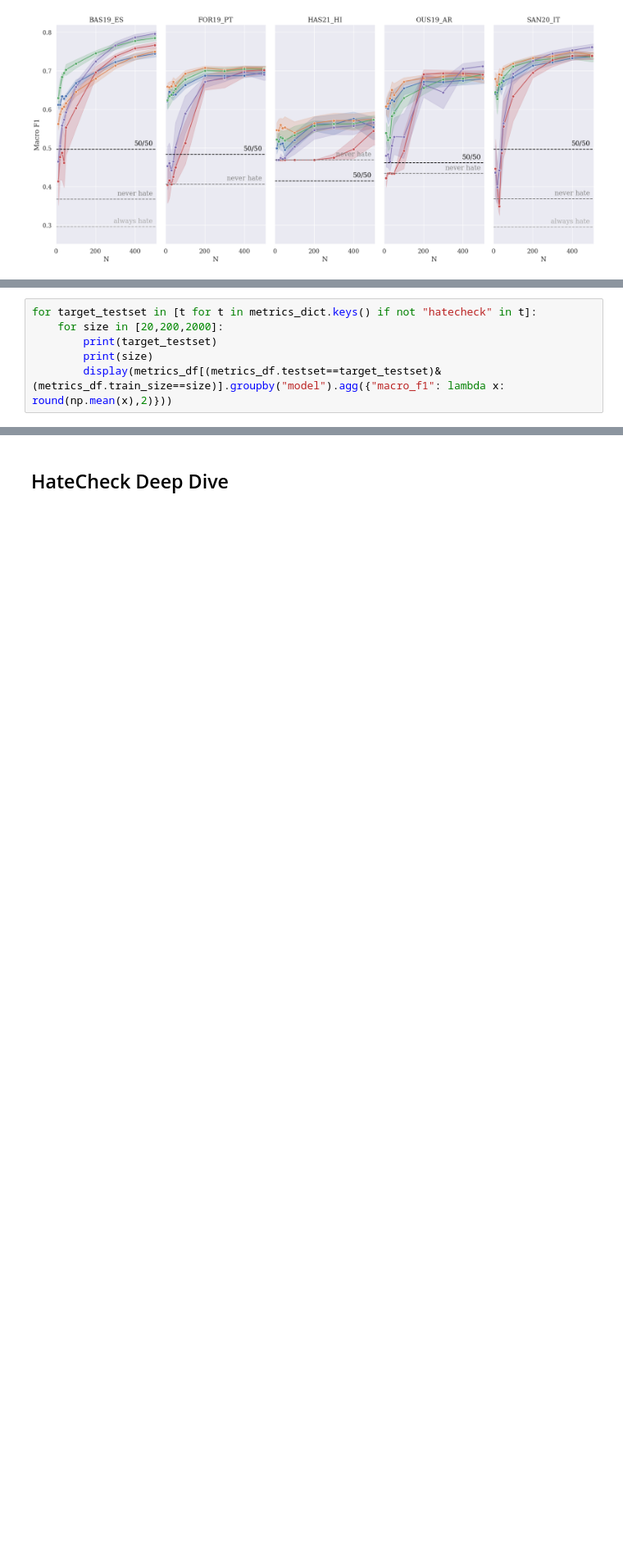
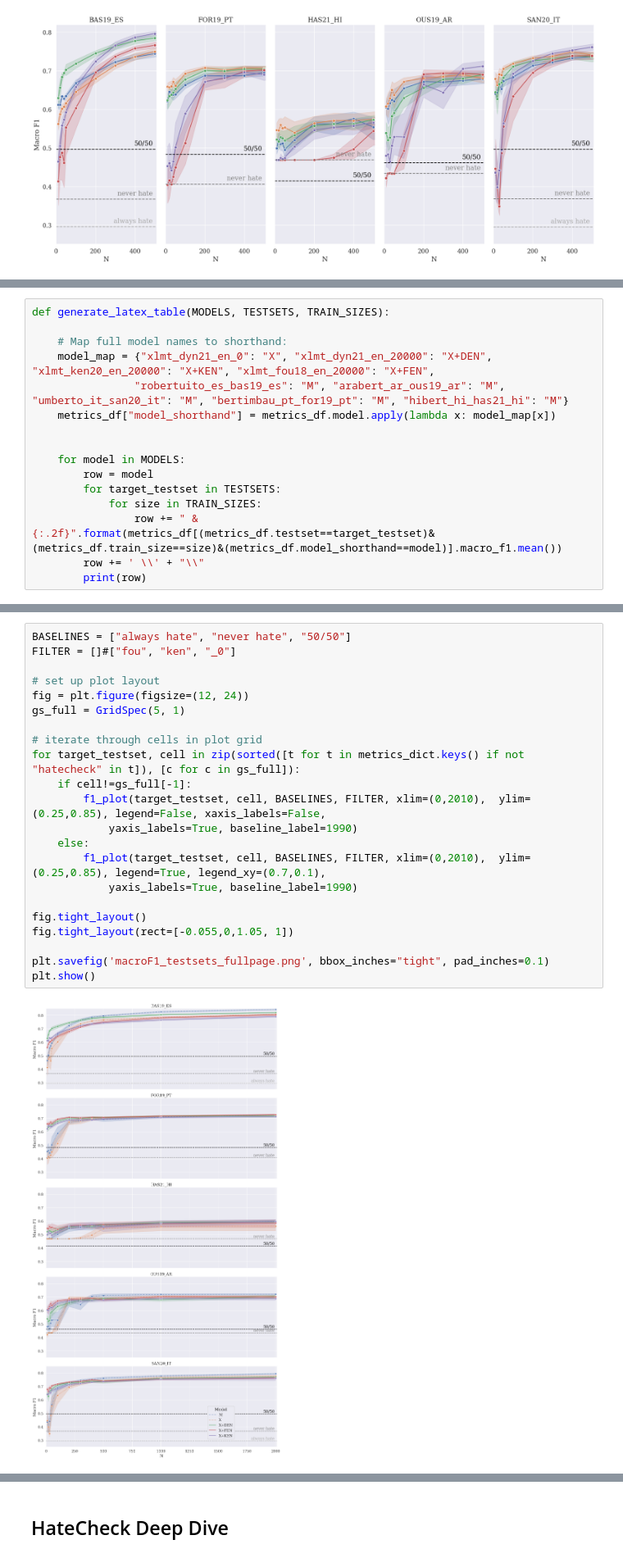
Before and after one commit to paul-rottger/efficient-low-resource-hate-detection, a Jupyter notebook: 3_evaluation/evaluate_results.ipynb, the cells around one changed output, grey strips where cells are left out. Shown at 82% size. Drawn from its saved outputs; the diff is of its cells as text; blank space fills up the shorter version.

```diff
--- a/3_evaluation/evaluate_results.ipynb
+++ b/3_evaluation/evaluate_results.ipynb
@@ -357,6 +357,16 @@ plt.show()
 # %%
-for target_testset in [t for t in metrics_dict.keys() if not "hatecheck" in t]:
-    for size in [20,200,2000]:
-        print(target_testset)
-        print(size)
-        display(metrics_df[(metrics_df.testset==target_testset)&(metrics_df.train_size==size)].groupby("model").agg({"macro_f1": lambda x: round(np.mean(x),2)}))
+def generate_latex_table(MODELS, TESTSETS, TRAIN_SIZES):
+
+    # Map full model names to shorthand:
+    model_map = {"xlmt_dyn21_en_0": "X", "xlmt_dyn21_en_20000": "X+DEN", "xlmt_ken20_en_20000": "X+KEN", "xlmt_fou18_en_20000": "X+FEN",
+                "robertuito_es_bas19_es": "M", "arabert_ar_ous19_ar": "M", "umberto_it_san20_it": "M", "bertimbau_pt_for19_pt": "M", "hibert_hi_has21_hi": "M"}
+    metrics_df["model_shorthand"] = metrics_df.model.apply(lambda x: model_map[x])
+
+
+    for model in MODELS:
+        row = model
+        for target_testset in TESTSETS:
+            for size in TRAIN_SIZES:
+                row += " & {:.2f}".format(metrics_df[(metrics_df.testset==target_testset)&(metrics_df.train_size==size)&(metrics_df.model_shorthand==model)].macro_f1.mean())
+        row += ' \\' + "\\"
+        print(row)
@@ -420,0 +387,24 @@ for19_pt_test_2000
+# %%
+BASELINES = ["always hate", "never hate", "50/50"]
+FILTER = []#["fou", "ken", "_0"]
+
+# set up plot layout
+fig = plt.figure(figsize=(12, 24))
+gs_full = GridSpec(5, 1)
+
+# iterate through cells in plot grid
+for target_testset, cell in zip(sorted([t for t in metrics_dict.keys() if not "hatecheck" in t]), [c for c in gs_full]):
+    if cell!=gs_full[-1]:
+        f1_plot(target_testset, cell, BASELINES, FILTER, xlim=(0,2010),  ylim=(0.25,0.85), legend=False, xaxis_labels=False,
+            yaxis_labels=True, baseline_label=1990)
+    else:
+        f1_plot(target_testset, cell, BASELINES, FILTER, xlim=(0,2010),  ylim=(0.25,0.85), legend=True, legend_xy=(0.7,0.1),
+            yaxis_labels=True, baseline_label=1990)
+
+fig.tight_layout()
+fig.tight_layout(rect=[-0.055,0,1.05, 1])
+
+plt.savefig('macroF1_testsets_fullpage.png', bbox_inches="tight", pad_inches=0.1)
+plt.show()
+# %% [output]
+[figure, added]
```
Also changed, not shown: parts of 16 cells of this notebook, 3 other files.
